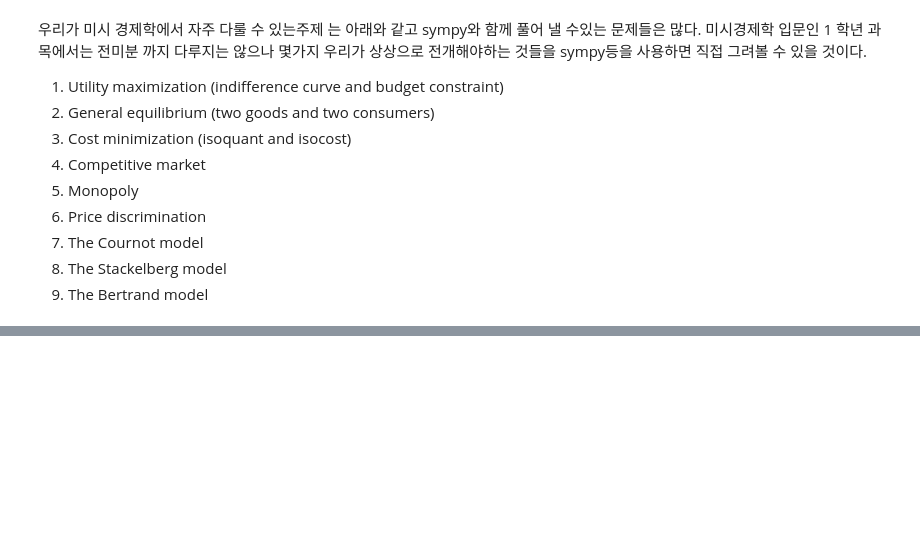
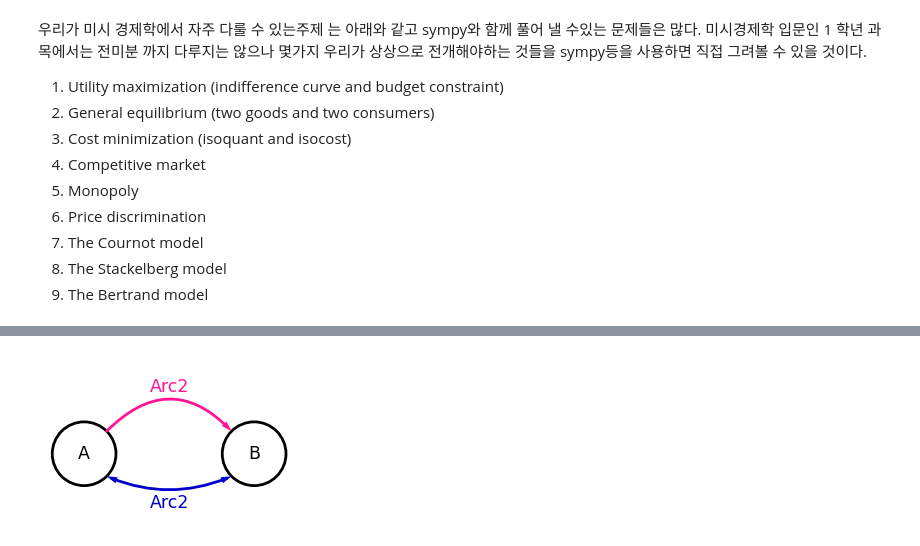
Before and after one commit to redmoon02/Economic_major_freshman, a Jupyter notebook: micro_economics/microeconomics-1-1.ipynb, the cells around one changed output, grey strips where cells are left out. Cells and saved outputs as stored; diff of their text form; code cells hidden in the pictures; blank space fills up the shorter version.

```diff
--- a/micro_economics/microeconomics-1-1.ipynb
+++ b/micro_economics/microeconomics-1-1.ipynb
@@ -200,0 +221,8 @@ plot(ATC, (Q,0,200), ylim = (0,10000), xlim = (0,200), title = 'cost', xlabel =
+# %%
+with schemdraw.Drawing() as d:
+    d += (a := flow.State().label('A'))
+    d += (b := flow.State(arrow='->').label('B').at((4, 0)))
+    d += flow.Arc2(arrow='->').at(a.NE).to(b.NW).color('deeppink').label('Arc2')
+    d += flow.Arc2(k=.2, arrow='<->').at(b.SW).to(a.SE).color('mediumblue').label('Arc2')
+# %% [output]
+[figure, added]
```
Also changed, not shown: parts of 5 cells of this notebook, 3 other files.
